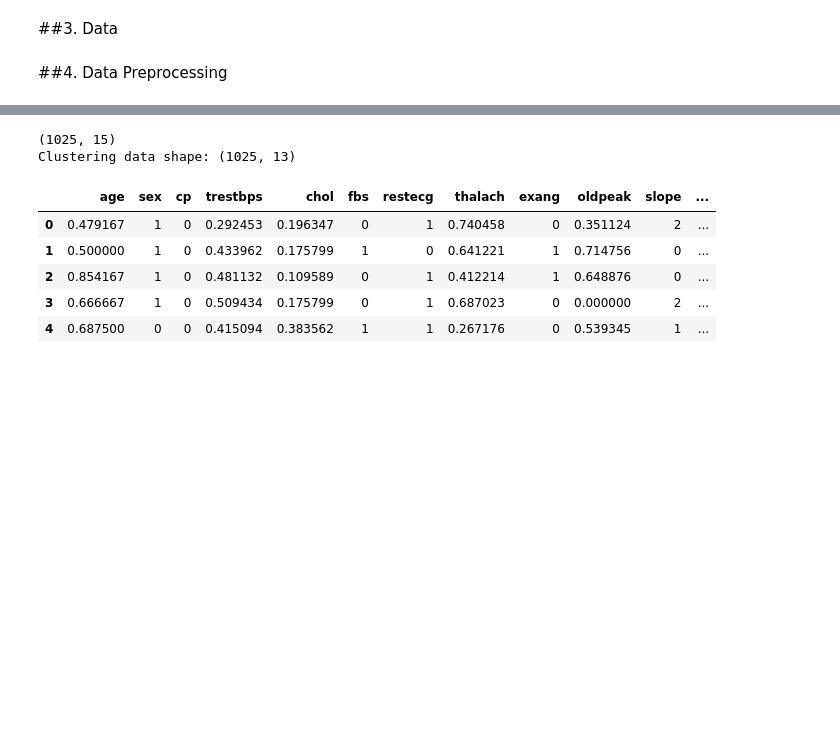
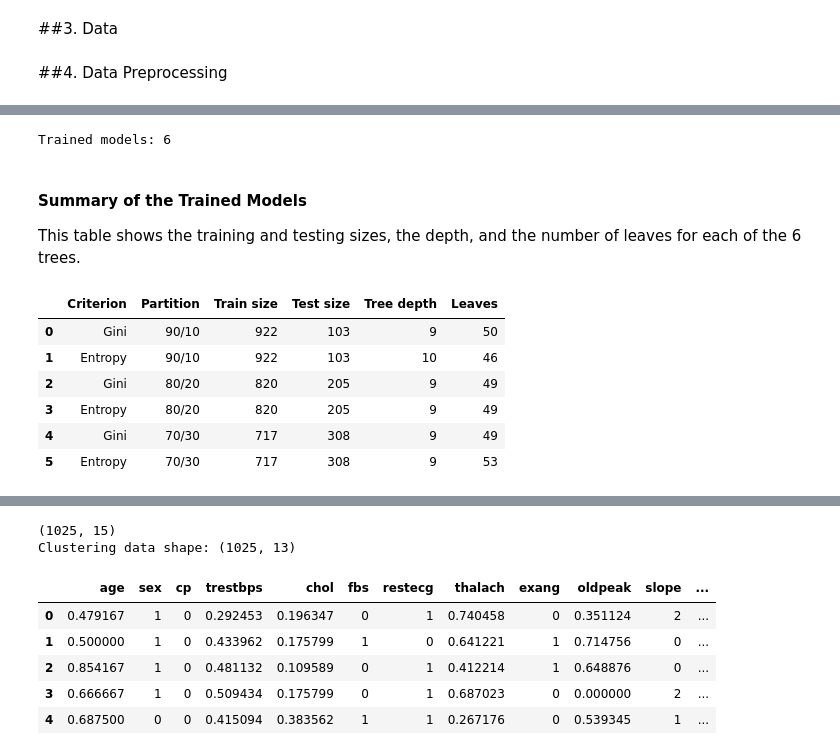
Before and after one commit to raneem-a1/IT326-Heart-Disease-project, a Jupyter notebook: final_report.ipynb, the cells around one changed output, grey strips where cells are left out. Drawn from its saved outputs; the diff is of its cells as text; code cells hidden in the pictures; blank space fills up the shorter version.

```diff
--- a/final_report.ipynb
+++ b/final_report.ipynb
@@ -54,0 +109,7 @@ Finally, the evaluation results from the three K values are compared. The majori
+# %%
+X = df.drop(columns=['target', 'age_group'])
+y = df['target']
+
+print('Features:', list(X.columns))
+print()
+print(y.value_counts())
@@ -54,0 +126,46 @@ Finally, the evaluation results from the three K values are compared. The majori
+# %%
+partitions = {'90/10': 0.10, '80/20': 0.20, '70/30': 0.30}
+criteria = {'Gini': 'gini', 'Entropy': 'entropy'}
+
+splits = {}
+models = {}
+preds = {}
+
+for p_name, test_size in partitions.items():
+    X_train, X_test, y_train, y_test = train_test_split(
+        X, y, test_size=test_size, stratify=y, random_state=42)
+    splits[p_name] = (X_train, X_test, y_train, y_test)
+
+    for c_name, c in criteria.items():
+        model = DecisionTreeClassifier(criterion=c, random_state=42)
+        model.fit(X_train, y_train)
+        models[(c_name, p_name)] = model
+        preds[(c_name, p_name)] = model.predict(X_test)
+
+print('Trained models:', len(models))
+# %% [output]
+Trained models: 6
+# %% [markdown]
+#### Summary of the Trained Models
+This table shows the training and testing sizes, the depth, and the number of leaves for each of the 6 trees.
+# %%
+rows = []
+for (c_name, p_name), model in models.items():
+    X_train, X_test, y_train, y_test = splits[p_name]
+    rows.append({
+        'Criterion': c_name,
+        'Partition': p_name,
+        'Train size': len(X_train),
+        'Test size': len(X_test),
+        'Tree depth': model.get_depth(),
+        'Leaves': model.get_n_leaves(),
+    })
+pd.DataFrame(rows)
+# %% [output]
+|  | Criterion | Partition | Train size | Test size | Tree depth | Leaves |
+| 0 | Gini | 90/10 | 922 | 103 | 9 | 50 |
+| 1 | Entropy | 90/10 | 922 | 103 | 10 | 46 |
+| 2 | Gini | 80/20 | 820 | 205 | 9 | 49 |
+| 3 | Entropy | 80/20 | 820 | 205 | 9 | 49 |
+| 4 | Gini | 70/30 | 717 | 308 | 9 | 49 |
+| 5 | Entropy | 70/30 | 717 | 308 | 9 | 53 |
```
Also changed, not shown: parts of 13 cells of this notebook.
